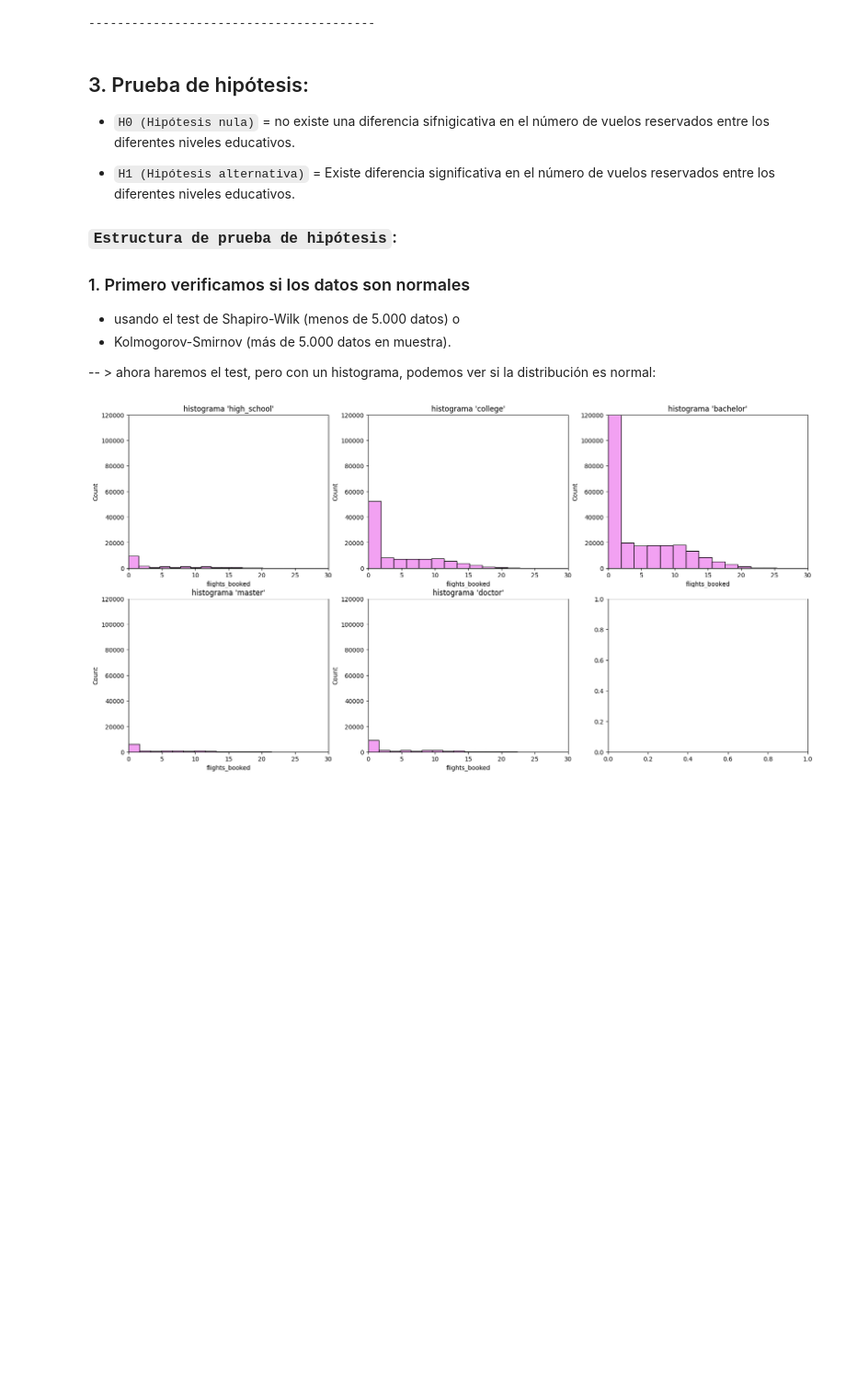
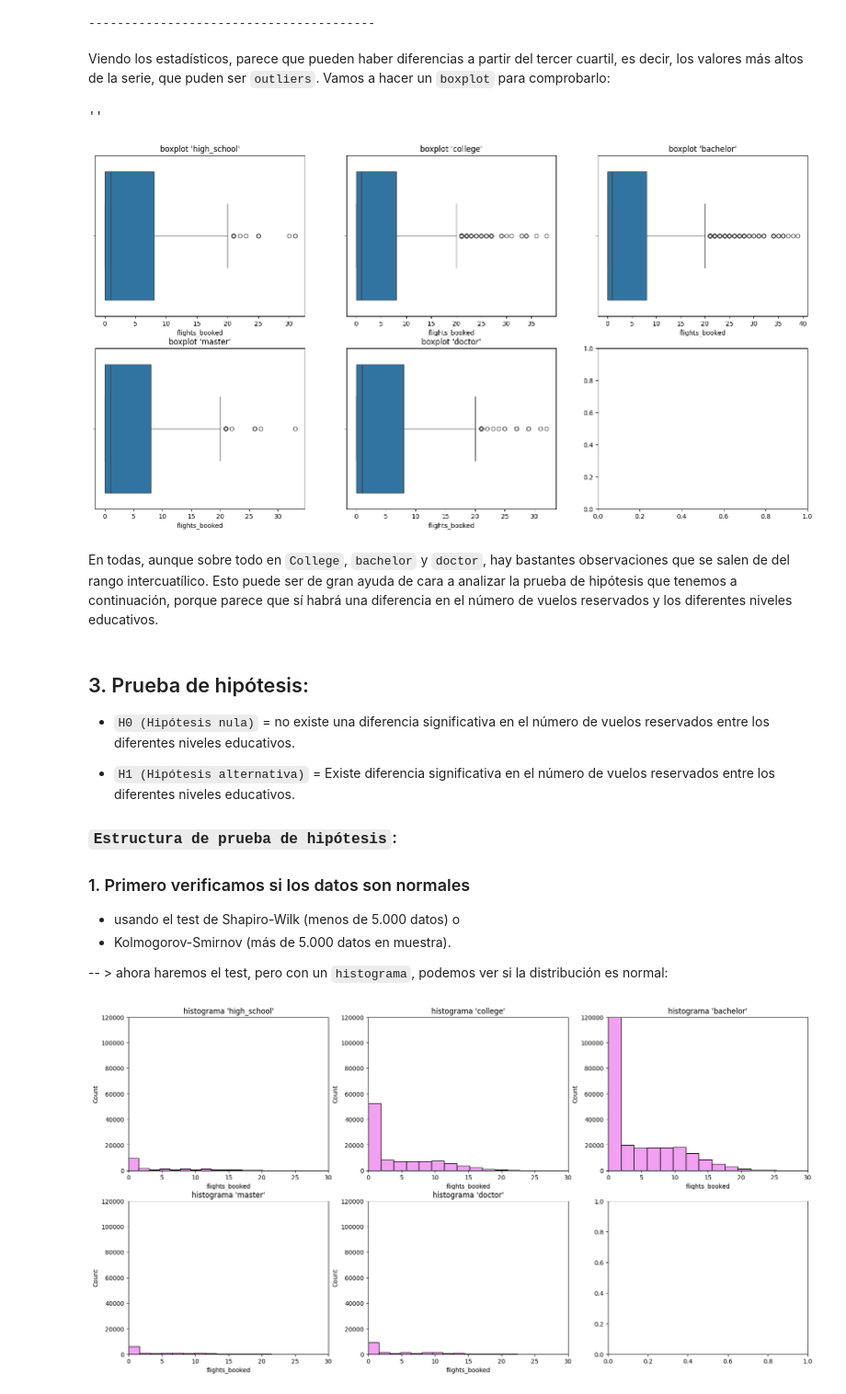
Before and after one commit to Adalab/bda-modulo-3-evaluacion-final-sansisimon, a Jupyter notebook: fase-3-evaluacion-diferencias.ipynb, the cells around one changed output. Shown at 92% size. Cells and saved outputs as stored; diff of their text form; code cells hidden in the pictures; blank space fills up the shorter version.

```diff
--- a/fase-3-evaluacion-diferencias.ipynb
+++ b/fase-3-evaluacion-diferencias.ipynb
@@ -94,10 +94,47 @@ Doctor
 | index | count | mean | std | min | 25% | 50% | 75% | max |
 | flights_booked | 17616.0 | 4.2 | 5.31 | 0.0 | 0.0 | 1.0 | 8.0 | 32.0 |
 ----------------------------------------
+# %% [markdown]
+Viendo los estadísticos, parece que pueden haber diferencias a partir del tercer cuartil, es decir, los valores más altos de la serie, que puden ser `outliers`. Vamos a hacer un `boxplot` para comprobarlo:
+# %%
+#Boxplot
+#empezamos creando el subplot con el número de gráficas deseadas en su interior
+fig, axes = plt.subplots(nrows = 2, ncols = 3, figsize = (20, 10))
+
+sns.boxplot(x = "flights_booked",
+            data = df_grupo_high_school,
+            ax = axes[0,0])
+axes[0,0].set_title("boxplot 'high_school'")
+
+sns.boxplot(x = "flights_booked",
+            data = df_grupo_college,
+            ax = axes[0,1])
+axes[0,1].set_title("boxplot 'college'")
+
+
+sns.boxplot(x = "flights_booked",
+            data = df_grupo_bachelor,
+            ax = axes[0,2])
+axes[0,2].set_title("boxplot 'bachelor'")
+
+sns.boxplot(x = "flights_booked",
+            data = df_grupo_master,
+            ax = axes[1,0])
+axes[1,0].set_title("boxplot 'master'")
+
+sns.boxplot(x = "flights_booked",
+            data = df_grupo_doctor,
+            ax = axes[1,1])
+axes[1,1].set_title("boxplot 'doctor'");
+# %% [output]
+''
+[figure, added]
+# %% [markdown]
+En todas, aunque sobre todo en `College`, `bachelor` y `doctor`, hay bastantes observaciones que se salen de del rango intercuatílico. Esto puede ser de gran ayuda de cara a analizar la prueba de hipótesis que tenemos a continuación, porque parece que sí habrá una diferencia en el número de vuelos reservados y los diferentes niveles educativos.
 # %% [markdown]
 ## 3. Prueba de hipótesis:
 
-- `H0 (Hipótesis nula)` = no existe una diferencia sifnigicativa en el número de vuelos reservados entre los diferentes niveles educativos.
+- `H0 (Hipótesis nula)` = no existe una diferencia significativa en el número de vuelos reservados entre los diferentes niveles educativos.
 
 - `H1 (Hipótesis alternativa)` = Existe diferencia significativa en el número de vuelos reservados entre los diferentes niveles educativos.
 
@@ -108,5 +145,5 @@ Doctor
 - usando el test de Shapiro-Wilk (menos de 5.000 datos) o
 - Kolmogorov-Smirnov (más de 5.000 datos en muestra).
 
--- > ahora haremos el test, pero con un histograma, podemos ver si la distribución es normal:
+-- > ahora haremos el test, pero con un `histograma`, podemos ver si la distribución es normal:
 # %%
```
Also changed, not shown: parts of 8 cells of this notebook, 1 other file.
